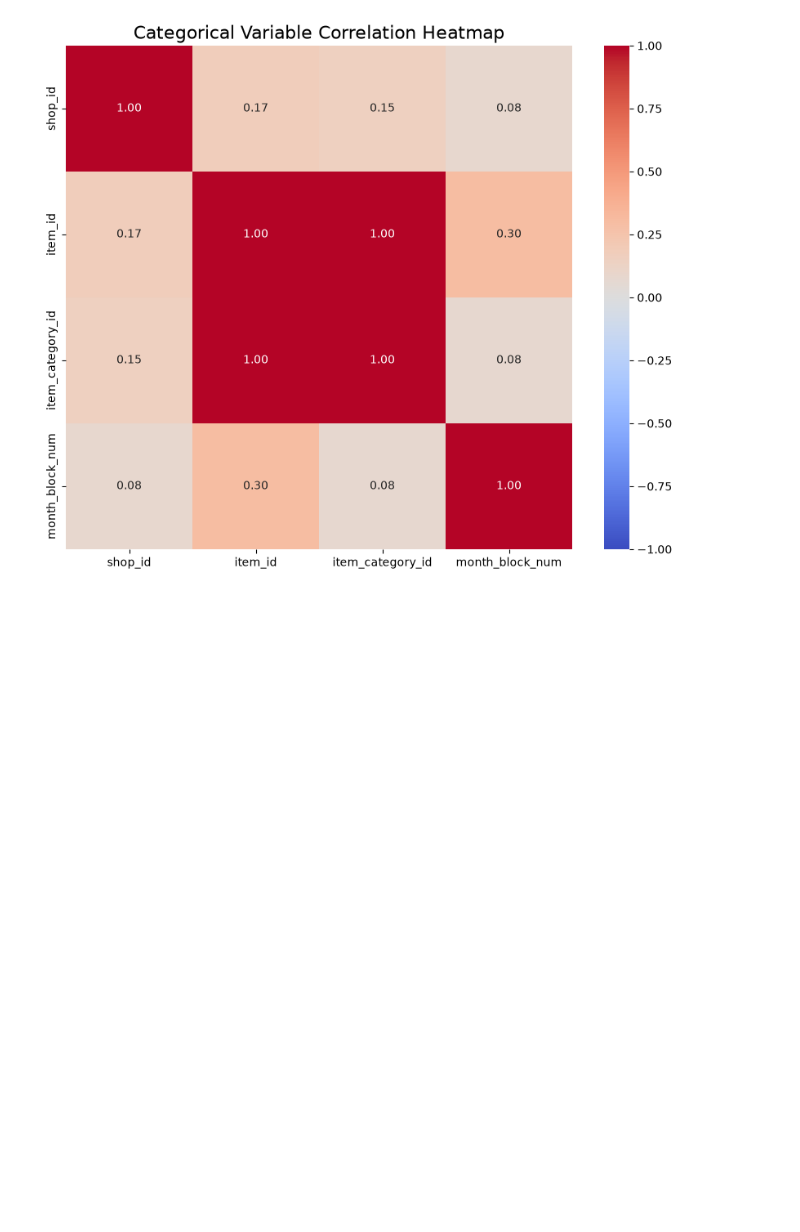
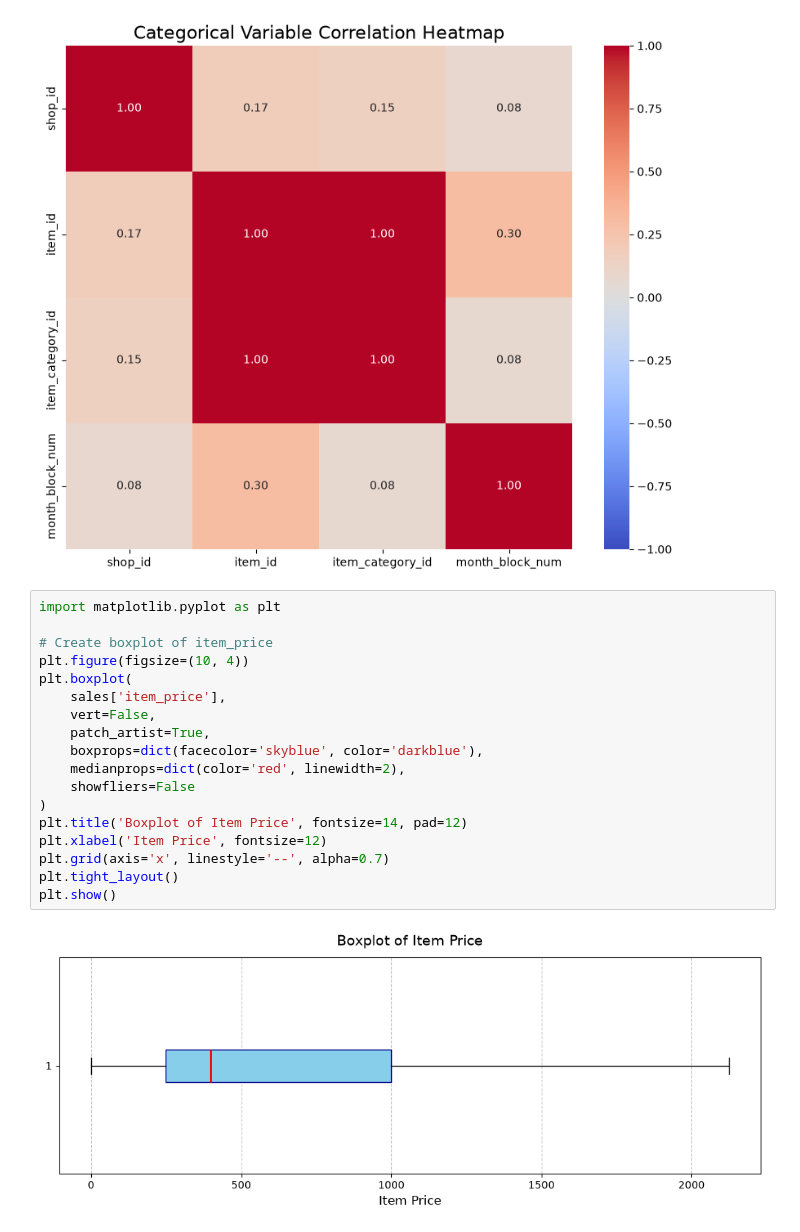
Before and after one commit to Dan23ws12/Kaggle-Predict-Future-Sales, a Jupyter notebook: src/exploratory_data_analysis.ipynb, the cells around one changed output. Cells and saved outputs as stored; diff of their text form; blank space fills up the shorter version.

Commit message:
added boxplot of item price

```diff
--- a/src/exploratory_data_analysis.ipynb
+++ b/src/exploratory_data_analysis.ipynb
@@ -146,3 +146,23 @@ plt.title("Categorical Variable Correlation Heatmap", fontsize=16)
 plt.show()
 # %% [output]
 [figure]
+# %%
+import matplotlib.pyplot as plt
+
+# Create boxplot of item_price
+plt.figure(figsize=(10, 4))
+plt.boxplot(
+    sales['item_price'],
+    vert=False,
+    patch_artist=True,
+    boxprops=dict(facecolor='skyblue', color='darkblue'),
+    medianprops=dict(color='red', linewidth=2),
+    showfliers=False
+)
+plt.title('Boxplot of Item Price', fontsize=14, pad=12)
+plt.xlabel('Item Price', fontsize=12)
+plt.grid(axis='x', linestyle='--', alpha=0.7)
+plt.tight_layout()
+plt.show()
+# %% [output]
+[figure, added]
```
